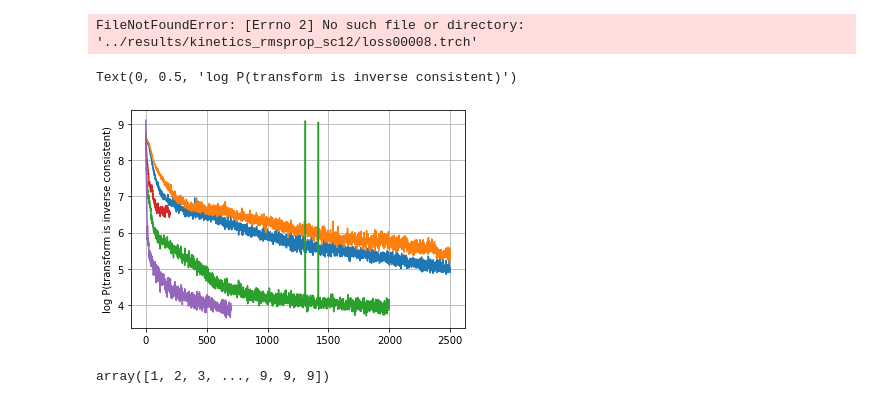
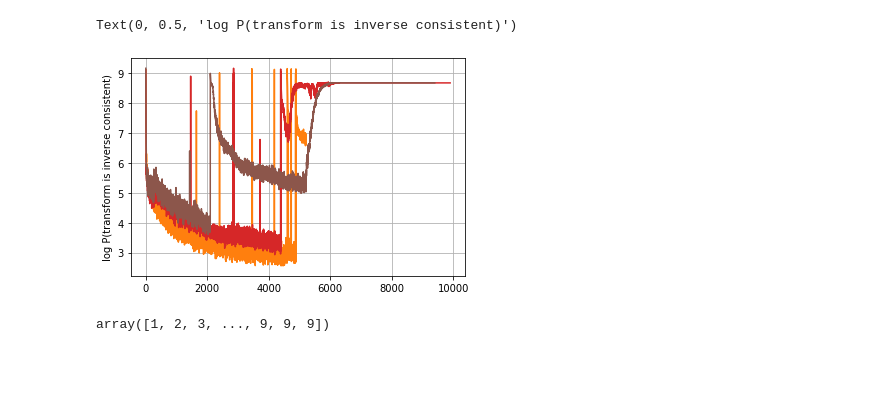
Before and after one commit to HastingsGreer/FeatureMapICON, a Jupyter notebook: notebooks/training_graphs.ipynb, the cells around one changed output. Drawn from its saved outputs; the diff is of its cells as text; code cells hidden in the pictures; blank space fills up the shorter version.

```diff
--- a/notebooks/training_graphs.ipynb
+++ b/notebooks/training_graphs.ipynb
@@ -2,30 +2,42 @@
 import torch
 import matplotlib.pyplot as plt
 paths = [
-    "../../bak_FeatureMapICON/pytorch/results/no_crop_no_pretrain/loss00019.trch",
-    "../results/kinetics_train/loss00006.trch",
-    "../results/hjkl/loss00002.trch",
-    "../results/kinetics_adam_scale7/loss00002.trch",
-    "../results/kinetics_rmsprop_sc12/loss00008.trch"
+    #"../../bak_FeatureMapICON/pytorch/results/overnight_mayhaps_to_dream/loss00008.trch",
+    #"../../bak_FeatureMapICON/pytorch/results/deeeep_warp/loss00014.trch",
+    #"../../bak_FeatureMapICON/pytorch/results/no_crop_no_pretrain/loss00019.trch",
+    #"../../bak_FeatureMapICON/pytorch/results/rebooted_wwarping/loss00007.trch",
+    #"../results/kinetics_train/loss00006.trch",
+    #"../results/hjkl/loss00002.trch",
+    #"../results/kinetics_adam_scale7/loss00002.trch",
+    #"../results/kinetics_rmsprop_sc12/loss00021.trch",
+    #"../results/gpu1_kinetics_sc12_32batch/loss00088.trch",
+    #"../results/normalize_after_warping_too(1)/loss00080.trch",
+    #"../results/plot_grad_norm(2)/loss00014.trch",
+    "../results/clip_norm/loss00052.trch",
+    "../results/clip_gradient_mannequin/loss00099.trch",
+    "../results/scale_20_mannequin_clip/loss00094.trch",
+
+
 ]
 # %%
 
 losses = [torch.load(path) for path in paths]
-# %% [output]
-FileNotFoundError: [Errno 2] No such file or directory: '../results/kinetics_rmsprop_sc12/loss00008.trch'
 # %%
 for l in losses:
-    plt.plot(l[:2500])
+    try:
+        plt.plot(l[:])
+    except:
+        plt.plot([j["loss"] for j in l][:])
 plt.grid()
 
 import numpy as np
 x = np.arange(15000)
 
 #plt.plot(7 * .9999**x)
 plt.ylabel("log P(transform is inverse consistent)")
 # %% [output]
 Text(0, 0.5, 'log P(transform is inverse consistent)')
-[figure, old version]
+[figure, new version]
 # %%
 np.minimum(np.arange(15000) + 1, 9)
 # %% [output]
```
Also changed, not shown: parts of 3 cells of this notebook, 1 other file.
